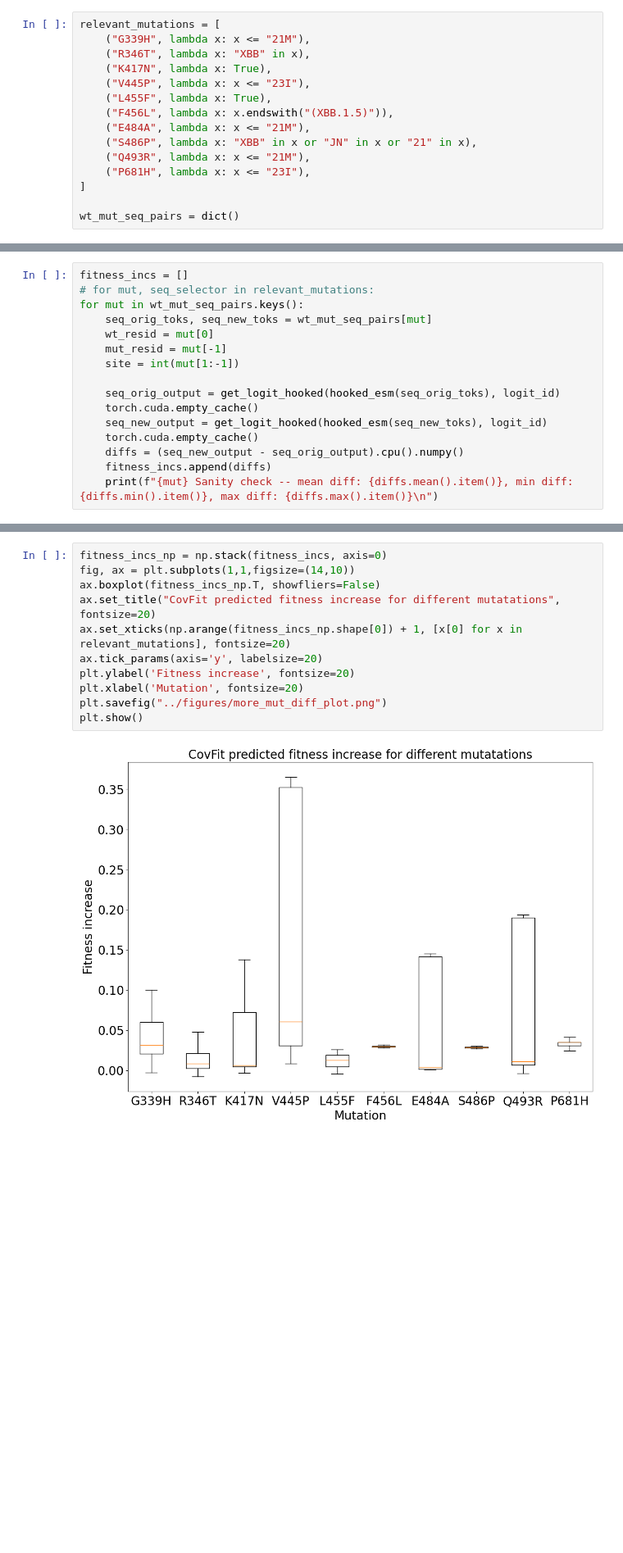
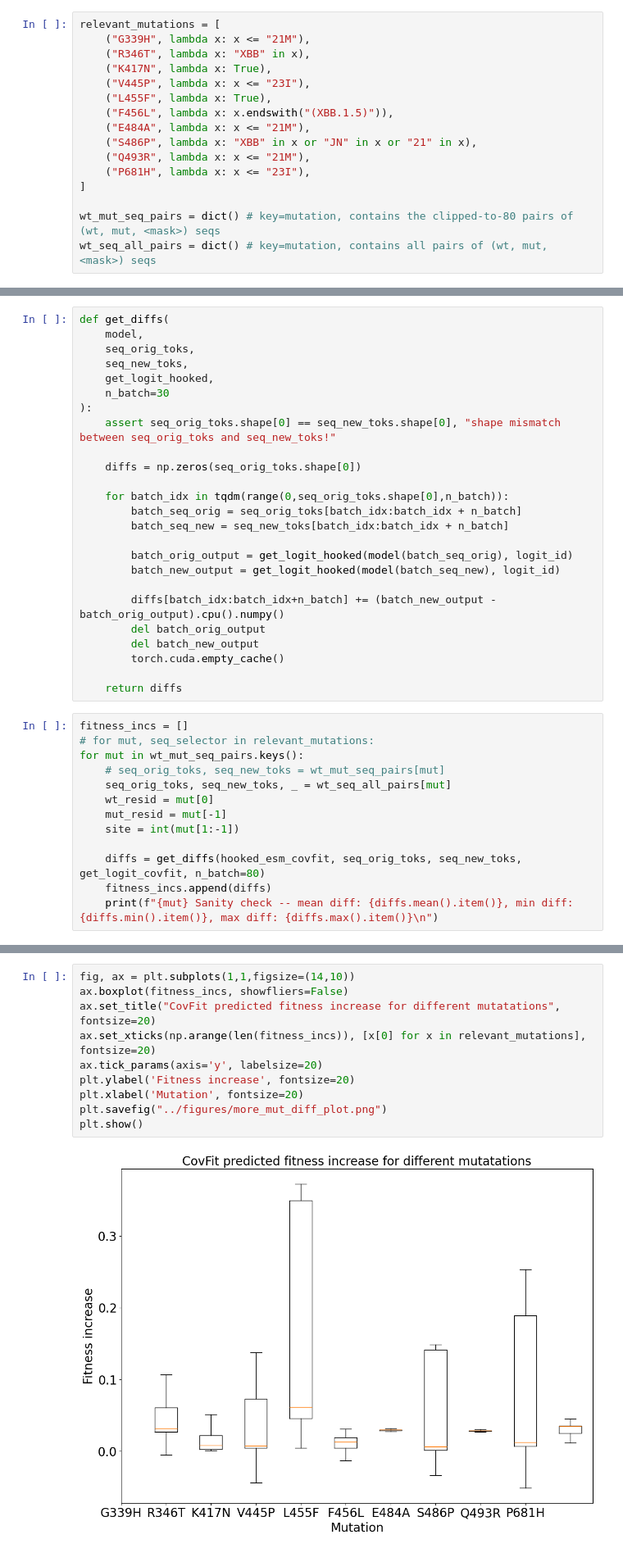
Before and after one commit to blab/mutational-embedding-vectors, a Jupyter notebook: notebooks/ex31_replicate_experiments.ipynb, the cells around one changed output, grey strips where cells are left out. Shown at 82% size. Saved outputs shown, nothing was run; the diff lists cells and outputs as text; blank space fills up the shorter version.

```diff
--- a/notebooks/ex31_replicate_experiments.ipynb
+++ b/notebooks/ex31_replicate_experiments.ipynb
@@ -292,7 +298,8 @@ relevant_mutations = [
     ("P681H", lambda x: x <= "23I"),
 ]
 
-wt_mut_seq_pairs = dict()
+wt_mut_seq_pairs = dict() # key=mutation, contains the clipped-to-80 pairs of (wt, mut, <mask>) seqs
+wt_seq_all_pairs = dict() # key=mutation, contains all pairs of (wt, mut, <mask>) seqs
 # %%
 np.random.seed(0)
 for mut, seq_selector in relevant_mutations:
@@ -334,18 +347,40 @@ Mutation = P 681 H; P, H; 80 total seqs
 681 80
+# %%
+def get_diffs(
+    model,
+    seq_orig_toks,
+    seq_new_toks,
+    get_logit_hooked,
+    n_batch=30
+):
+    assert seq_orig_toks.shape[0] == seq_new_toks.shape[0], "shape mismatch between seq_orig_toks and seq_new_toks!"
+
+    diffs = np.zeros(seq_orig_toks.shape[0])
+
+    for batch_idx in tqdm(range(0,seq_orig_toks.shape[0],n_batch)):
+        batch_seq_orig = seq_orig_toks[batch_idx:batch_idx + n_batch]
+        batch_seq_new = seq_new_toks[batch_idx:batch_idx + n_batch]
+
+        batch_orig_output = get_logit_hooked(model(batch_seq_orig), logit_id)
+        batch_new_output = get_logit_hooked(model(batch_seq_new), logit_id)
+
+        diffs[batch_idx:batch_idx+n_batch] += (batch_new_output - batch_orig_output).cpu().numpy()
+        del batch_orig_output
+        del batch_new_output
+        torch.cuda.empty_cache()
+
+    return diffs
 # %%
 fitness_incs = []
 # for mut, seq_selector in relevant_mutations:
 for mut in wt_mut_seq_pairs.keys():
-    seq_orig_toks, seq_new_toks = wt_mut_seq_pairs[mut]
+    # seq_orig_toks, seq_new_toks = wt_mut_seq_pairs[mut]
+    seq_orig_toks, seq_new_toks, _ = wt_seq_all_pairs[mut]
     wt_resid = mut[0]
     mut_resid = mut[-1]
     site = int(mut[1:-1])
 
-    seq_orig_output = get_logit_hooked(hooked_esm(seq_orig_toks), logit_id)
-    torch.cuda.empty_cache()
-    seq_new_output = get_logit_hooked(hooked_esm(seq_new_toks), logit_id)
-    torch.cuda.empty_cache()
-    diffs = (seq_new_output - seq_orig_output).cpu().numpy()
+    diffs = get_diffs(hooked_esm_covfit, seq_orig_toks, seq_new_toks, get_logit_covfit, n_batch=80)
     fitness_incs.append(diffs)
     print(f"{mut} Sanity check -- mean diff: {diffs.mean().item()}, min diff: {diffs.min().item()}, max diff: {diffs.max().item()}\n")
 # %% [output]
@@ -371,16 +397,15 @@ P681H Sanity check -- mean diff: 0.031754057854413986, min diff: -0.009925350546
 # %%
-fitness_incs_np = np.stack(fitness_incs, axis=0)
 fig, ax = plt.subplots(1,1,figsize=(14,10))
-ax.boxplot(fitness_incs_np.T, showfliers=False)
+ax.boxplot(fitness_incs, showfliers=False)
 ax.set_title("CovFit predicted fitness increase for different mutatations", fontsize=20)
-ax.set_xticks(np.arange(fitness_incs_np.shape[0]) + 1, [x[0] for x in relevant_mutations], fontsize=20)
+ax.set_xticks(np.arange(len(fitness_incs)), [x[0] for x in relevant_mutations], fontsize=20)
 ax.tick_params(axis='y', labelsize=20)
 plt.ylabel('Fitness increase', fontsize=20)
 plt.xlabel('Mutation', fontsize=20)
 plt.savefig("../figures/more_mut_diff_plot.png")
 plt.show()
 # %% [output]
-[figure, old version]
+[figure, new version]
 # %% [markdown]
 # Re-running experiments with new muts
 # %%
```
Also changed, not shown: parts of 36 cells of this notebook, 5 other files.
